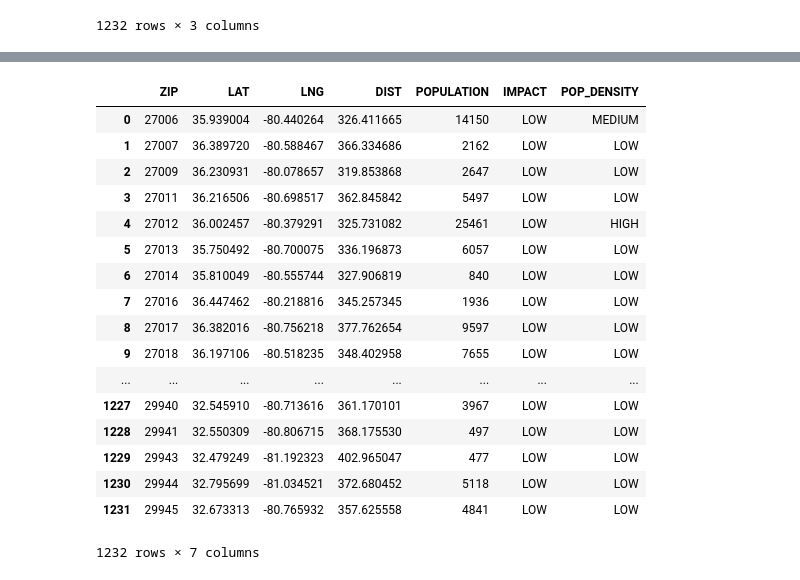
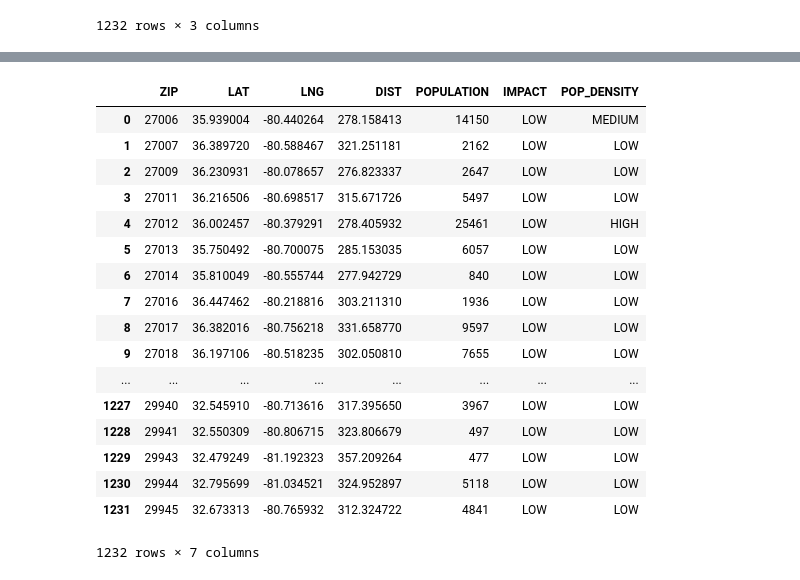
Before and after one commit to cbarlow6/CIS8005_Team_Project, a Jupyter notebook: CIS8005_Project_Code.ipynb, the cells around one changed output, grey strips where cells are left out. Cells and saved outputs as stored; diff of their text form; code cells hidden in the pictures.

```diff
--- a/CIS8005_Project_Code.ipynb
+++ b/CIS8005_Project_Code.ipynb
@@ -51,15 +51,15 @@ import math
 #based on coordinates available 48 hours before landfall
 
 earthRad = 6371.01
-###### Revisit the values
-lat48 = 29.387
-lng48 = -70.146
 
-refLat = np.radians(lat48 + latOffset.mean())
-refLng = np.radians(lng48 - lngOffset.mean())
+lat48 = 29.429
+lng48 = -70.766
 
-# refLat = lat48 + latOffset.mean()
-# refLng = lng48 - lngOffset.mean()
+# refLat = np.radians(lat48 + latOffset.mean())
+# refLng = np.radians(lng48 - lngOffset.mean())
+
+refLat = lat48 + latOffset.mean()
+refLng = lng48 - lngOffset.mean()
 
 print refLat
 print refLng
@@ -71,11 +71,11 @@ print refLng
 # %%
-# Based on the predicted location of landfall above, the Carolinas are likely to be affected by this hurricane.
-# The zipcodes of the Carolinas are of the format 27xxx, 28xxx or 29xxx.
+# Based on the predicted location (34.358, -78.070) of landfall above, the Carolinas are likely
+# to be affected by this hurricane. The zipcodes of the Carolinas are of the format 27xxx, 28xxx or 29xxx.
 
 # Creating a new dataframe, filtering the zipcodes
-df[(df['ZIP'] > 27000) & (df['ZIP'] < 30000)].to_csv('/Users/deepaknaik/Downloads/GSU_MSIS/Data_Programming/CIS8005_Project/NCSC_zip.csv', index = False)
+df[(df['ZIP'] > 27000) & (df['ZIP'] < 30000)].to_csv('NCSC_zip.csv', index = False)
 
-Location2 = r'/Users/deepaknaik/Downloads/GSU_MSIS/Data_Programming/contents-master/Lesson3/NCSC_zip.csv'
+Location2 = r'NCSC_zip.csv'
 df2 = pd.read_csv(Location2)
 
 df2
@@ -101,9 +101,9 @@ df2
 # %%
 # Calculating the distances of each of the zipcodes from the predicted location of the landfall,
 # adding a column to the dataframe
-df2['DIST'] = earthRad * np.arccos(np.sin(np.radians(df2['LAT'])) * np.sin(refLat) + np.cos(np.radians(df2['LAT'])) * np.cos(refLat) * np.cos((np.radians(df2['LNG']) - refLng)))
+df2['DIST'] = earthRad * np.arccos(np.sin(np.radians(df2['LAT'])) * np.sin(np.radians(refLat)) + np.cos(np.radians(df2['LAT'])) * np.cos(np.radians(refLat)) * np.cos((np.radians(df2['LNG']) - np.radians(refLng))))
 
-df2.to_csv('/Users/deepaknaik/Downloads/GSU_MSIS/Data_Programming/CIS8005_Project/NCSC_zip_2.csv', index = False)
+df2.to_csv('NCSC_zip_2.csv', index = False)
 df2
 # %% [output]
 |  | ZIP | LAT | LNG | DIST |
@@ -126,14 +126,14 @@ df2
 1232 rows × 4 columns
 # %%
 # Reading the file with population by zipcodes in USA
-Location = r'/Users/deepaknaik/Downloads/GSU_MSIS/us-population-by-zip-code - 20101/population_by_zip_2010.csv'
+Location = r'population_by_zip_2010.csv'
 df3 = pd.read_csv(Location)
 
 #Filtering the population data for the relevant zipcode
 df3[(df3['gender'].isnull()) & (df3['zipcode'] > 27000) & (df3['zipcode'] < 30000)].to_csv('NCSC_pop_zip.csv', index = False)
 
 #Reading the filtered population data
-Location2 = r'/Users/deepaknaik/Downloads/GSU_MSIS/Data_Programming/contents-master/Lesson3/NCSC_pop_zip.csv'
+Location2 = r'NCSC_pop_zip.csv'
 df4 = pd.read_csv(Location2)
 
 
@@ -169,38 +169,39 @@ df2
 1232 rows × 5 columns
 # %%
-# Adding a column to define the IMPACT ZONE of a zipcode (FIND SOURCE OF INFO)
+# According to USA TODAY, the radius of the hurricance force winds is approx. 120 km
+# Adding a column to define the IMPACT ZONE of a zipcode
 # HIGH Impact - within a 120 km radius
 # MEDIUM Impact - in a radius above 120 km and below 250 km
 # LOW Impact - anything in a radius above 250 km
 
-df2['IMPACT'] = df2['DIST'].map(lambda x: 'HIGH' if x < 120 else ('MEDIUM' if 150 < x < 250 else 'LOW'))
+df2['IMPACT'] = df2['DIST'].map(lambda x: 'HIGH' if x < 120 else ('MEDIUM' if 120 < x < 250 else 'LOW'))
 
 # The population density is defined as follows
 # HIGH Population - greater than 25000
 # MEDIUM Population - between 10000 and 25000
 # LOW Population - less than 10000
 
 df2['POP_DENSITY'] = df2['POPULATION'].map(lambda x: 'LOW' if x < 10000 else ('MEDIUM' if 10000 < x < 25000 else 'HIGH'))
 
-df2.to_csv('/Users/deepaknaik/Downloads/GSU_MSIS/Data_Programming/CIS8005_Project/NCSC_zip_2.csv',index = False)
+df2.to_csv('NCSC_zip_2.csv',index = False)
 df2
 # %% [output]
 |  | ZIP | LAT | LNG | DIST | POPULATION | IMPACT | POP_DENSITY |
-| 0 | 27006 | 35.939004 | -80.440264 | 326.411665 | 14150 | LOW | MEDIUM |
-| 1 | 27007 | 36.389720 | -80.588467 | 366.334686 | 2162 | LOW | LOW |
-| 2 | 27009 | 36.230931 | -80.078657 | 319.853868 | 2647 | LOW | LOW |
-| 3 | 27011 | 36.216506 | -80.698517 | 362.845842 | 5497 | LOW | LOW |
-| 4 | 27012 | 36.002457 | -80.379291 | 325.731082 | 25461 | LOW | HIGH |
-| 5 | 27013 | 35.750492 | -80.700075 | 336.196873 | 6057 | LOW | LOW |
-| 6 | 27014 | 35.810049 | -80.555744 | 327.906819 | 840 | LOW | LOW |
-| 7 | 27016 | 36.447462 | -80.218816 | 345.257345 | 1936 | LOW | LOW |
-| 8 | 27017 | 36.382016 | -80.756218 | 377.762654 | 9597 | LOW | LOW |
-| 9 | 27018 | 36.197106 | -80.518235 | 348.402958 | 7655 | LOW | LOW |
+| 0 | 27006 | 35.939004 | -80.440264 | 278.158413 | 14150 | LOW | MEDIUM |
+| 1 | 27007 | 36.389720 | -80.588467 | 321.251181 | 2162 | LOW | LOW |
+| 2 | 27009 | 36.230931 | -80.078657 | 276.823337 | 2647 | LOW | LOW |
+| 3 | 27011 | 36.216506 | -80.698517 | 315.671726 | 5497 | LOW | LOW |
+| 4 | 27012 | 36.002457 | -80.379291 | 278.405932 | 25461 | LOW | HIGH |
+| 5 | 27013 | 35.750492 | -80.700075 | 285.153035 | 6057 | LOW | LOW |
+| 6 | 27014 | 35.810049 | -80.555744 | 277.942729 | 840 | LOW | LOW |
+| 7 | 27016 | 36.447462 | -80.218816 | 303.211310 | 1936 | LOW | LOW |
+| 8 | 27017 | 36.382016 | -80.756218 | 331.658770 | 9597 | LOW | LOW |
+| 9 | 27018 | 36.197106 | -80.518235 | 302.050810 | 7655 | LOW | LOW |
 | ... | ... | ... | ... | ... | ... | ... | ... |
-| 1227 | 29940 | 32.545910 | -80.713616 | 361.170101 | 3967 | LOW | LOW |
-| 1228 | 29941 | 32.550309 | -80.806715 | 368.175530 | 497 | LOW | LOW |
-| 1229 | 29943 | 32.479249 | -81.192323 | 402.965047 | 477 | LOW | LOW |
-| 1230 | 29944 | 32.795699 | -81.034521 | 372.680452 | 5118 | LOW | LOW |
-| 1231 | 29945 | 32.673313 | -80.765932 | 357.625558 | 4841 | LOW | LOW |
+| 1227 | 29940 | 32.545910 | -80.713616 | 317.395650 | 3967 | LOW | LOW |
+| 1228 | 29941 | 32.550309 | -80.806715 | 323.806679 | 497 | LOW | LOW |
+| 1229 | 29943 | 32.479249 | -81.192323 | 357.209264 | 477 | LOW | LOW |
+| 1230 | 29944 | 32.795699 | -81.034521 | 324.952897 | 5118 | LOW | LOW |
+| 1231 | 29945 | 32.673313 | -80.765932 | 312.324722 | 4841 | LOW | LOW |
 1232 rows × 7 columns
 # %%
```
Also changed, not shown: parts of 7 cells of this notebook.
